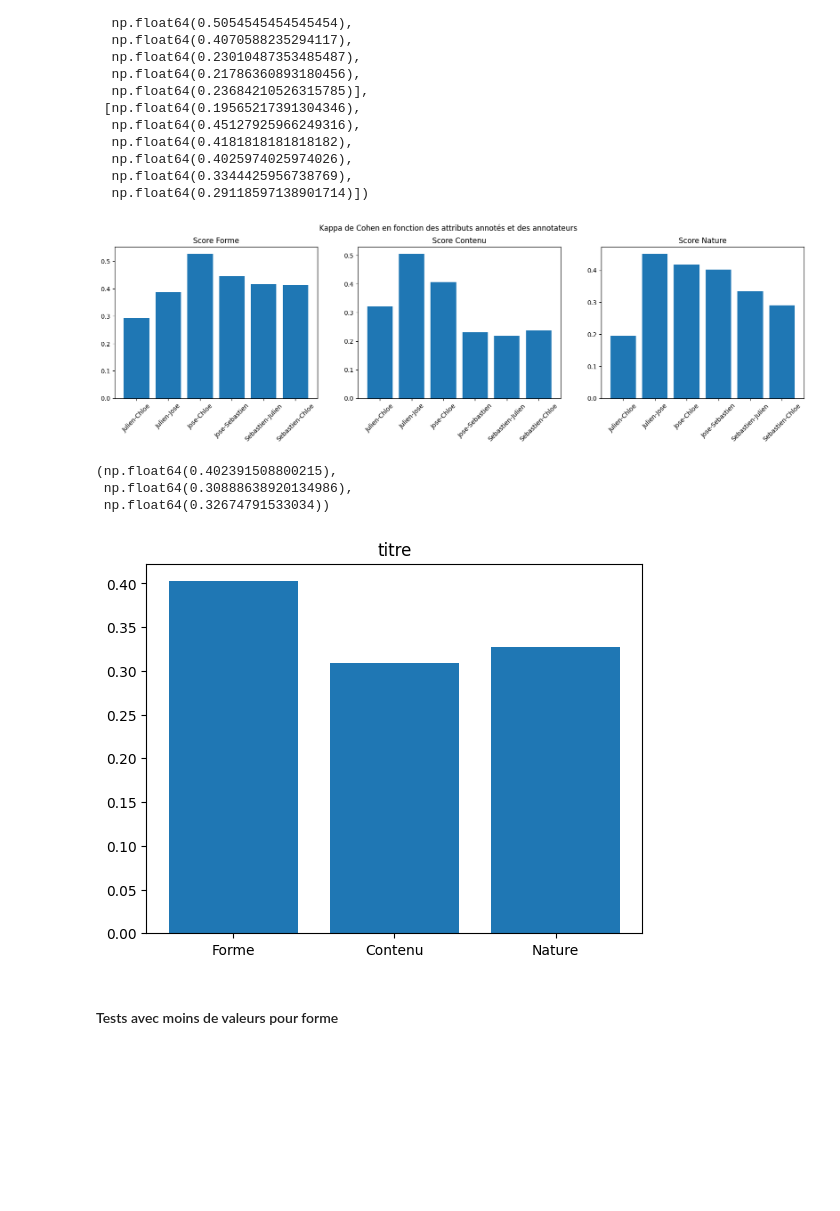
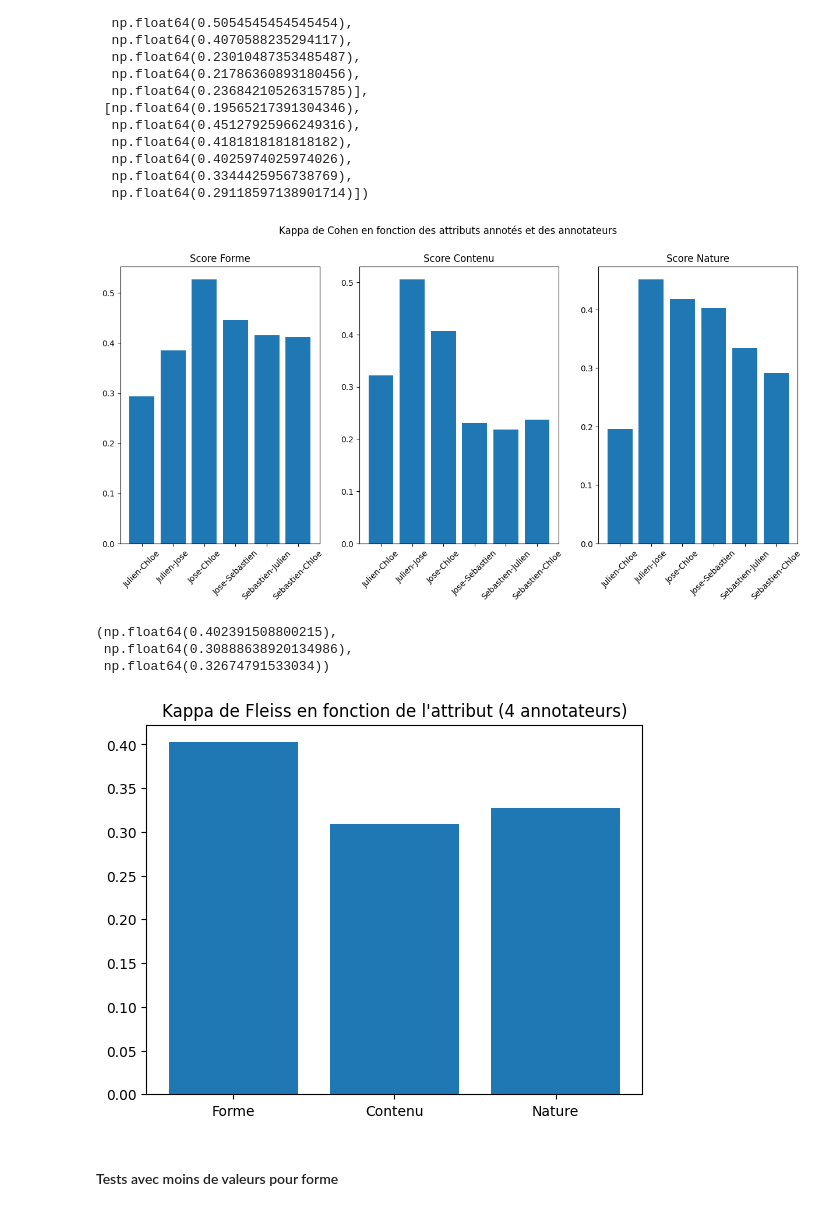
Before and after one commit to chloeboireaudevier/StageMIDL, a Jupyter notebook: kappa_cohen.ipynb, the cells around one changed output. Cells and saved outputs as stored; diff of their text form; code cells hidden in the pictures; blank space fills up the shorter version.

Commit message:
new kappa graphs

```diff
--- a/kappa_cohen.ipynb
+++ b/kappa_cohen.ipynb
@@ -97,25 +97,25 @@ score_forme,score_contenu,score_nature
   np.float64(0.29118597138901714)])
 # %%
 f, (ax1, ax2,ax3) = plt.subplots(1, 3)
-f.set_figheight(5)
-f.set_figwidth(20)
+f.set_figheight(7)
+f.set_figwidth(15)
 f.subplots_adjust(bottom=0.2)
 
 ax1.bar(noms, score_forme)
 ax1.tick_params(axis='x', labelrotation=45)
 ax1.set_title('Score Forme')  # Title for first subplot
 
 ax2.bar(noms, score_contenu)
 ax2.tick_params(axis='x', labelrotation=45)
 ax2.set_title('Score Contenu')  # Title for second subplot
 
 ax3.bar(noms, score_nature)
 ax3.tick_params(axis='x', labelrotation=45)
 ax3.set_title('Score Nature')  # Title for third subplot
 f.suptitle("Kappa de Cohen en fonction des attributs annotés et des annotateurs")
 plt.show()
 # %% [output]
-[figure, old version]
+[figure, new version]
 # %%
 #Kappa à plus de deux graders || kappa de fleiss
 from statsmodels.stats.inter_rater import fleiss_kappa
@@ -138,10 +138,10 @@ multi_score_forme,multi_score_contenu,multi_score_nature
 # %%
 plt.bar(["Forme","Contenu","Nature"],[multi_score_forme,multi_score_contenu,multi_score_nature])
 
-plt.title("Kappa de Fleiss en fonction de l'attribut")
+plt.title("Kappa de Fleiss en fonction de l'attribut (4 annotateurs)")
 plt.show()
 # %% [output]
-[figure, old version]
+[figure, new version]
 # %% [markdown]
 #### Tests avec moins de valeurs pour forme
 # %%
```
Also changed, not shown: 2 other files.
